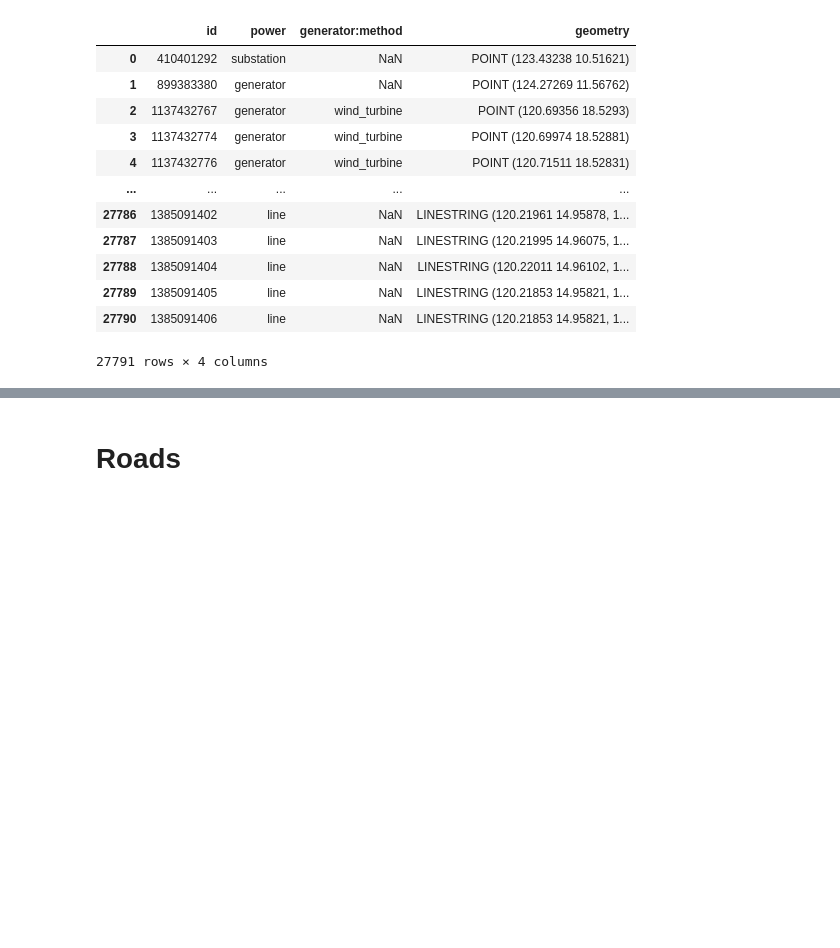
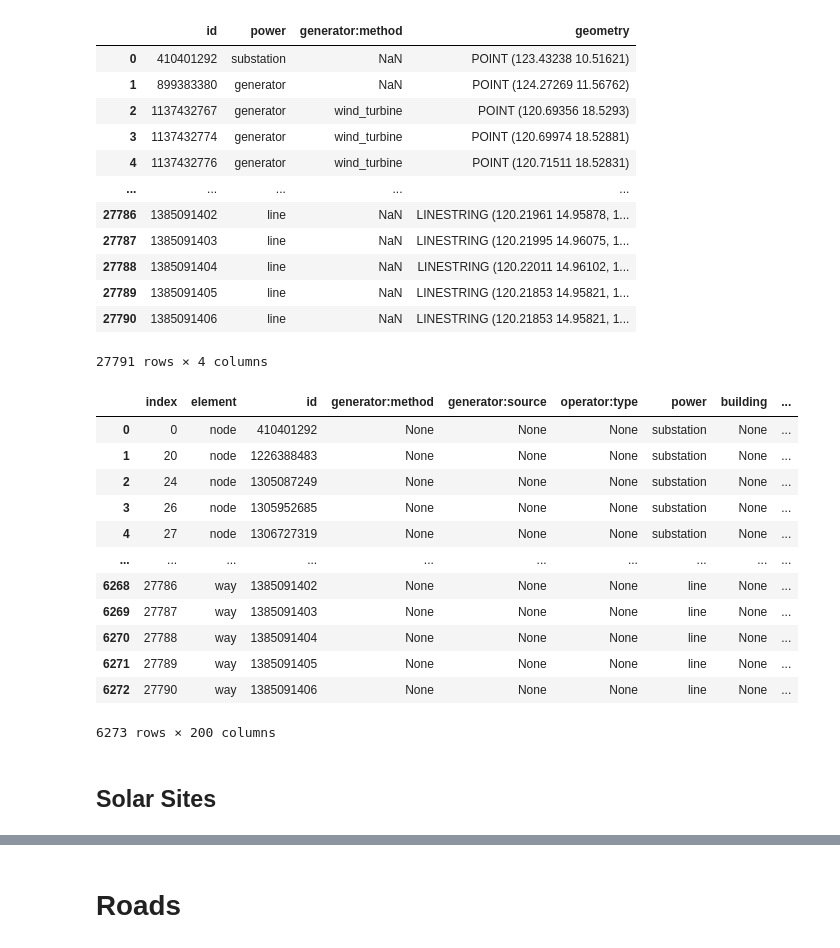
Before and after one commit to cayasryan/MicropowerSolarSuitability, a Jupyter notebook: 02_processing/2.10_osm_processing.ipynb, the cells around one changed output, grey strips where cells are left out. Drawn from its saved outputs; the diff is of its cells as text; code cells hidden in the pictures; blank space fills up the shorter version.

Commit message:
get solar sites + remove generators for grid proximity

```diff
--- a/02_processing/2.10_osm_processing.ipynb
+++ b/02_processing/2.10_osm_processing.ipynb
@@ -151,6 +166,24 @@ power_subset[['id','power','generator:method','geometry']]
 | 27789 | 1385091405 | line | NaN | LINESTRING (120.21853 14.95821, 1... |
 | 27790 | 1385091406 | line | NaN | LINESTRING (120.21853 14.95821, 1... |
 27791 rows × 4 columns
+# %%
+grid_elements = power_subset[power_subset['power'].isin(['line', 'substation','minor_line'])]
+grid_elements.reset_index(drop=True, inplace=True)
+grid_elements
+# %% [output]
+|  | index | element | id | generator:method | generator:source | operator:type | power | building | ... |
+| 0 | 0 | node | 410401292 | None | None | None | substation | None | ... |
+| 1 | 20 | node | 1226388483 | None | None | None | substation | None | ... |
+| 2 | 24 | node | 1305087249 | None | None | None | substation | None | ... |
+| 3 | 26 | node | 1305952685 | None | None | None | substation | None | ... |
+| 4 | 27 | node | 1306727319 | None | None | None | substation | None | ... |
+| ... | ... | ... | ... | ... | ... | ... | ... | ... | ... |
+| 6268 | 27786 | way | 1385091402 | None | None | None | line | None | ... |
+| 6269 | 27787 | way | 1385091403 | None | None | None | line | None | ... |
+| 6270 | 27788 | way | 1385091404 | None | None | None | line | None | ... |
+| 6271 | 27789 | way | 1385091405 | None | None | None | line | None | ... |
+| 6272 | 27790 | way | 1385091406 | None | None | None | line | None | ... |
+6273 rows × 200 columns
 # %%
 file_path = "../01_processed_data/philippines_grid.geojson"
 
@@ -160,0 +194,2 @@ power_subset[['id','power','generator:method','geometry']].to_file(file_path, dr
+# %% [markdown]
+## Solar Sites
```
Also changed, not shown: parts of 17 cells of this notebook, 3 other files.
